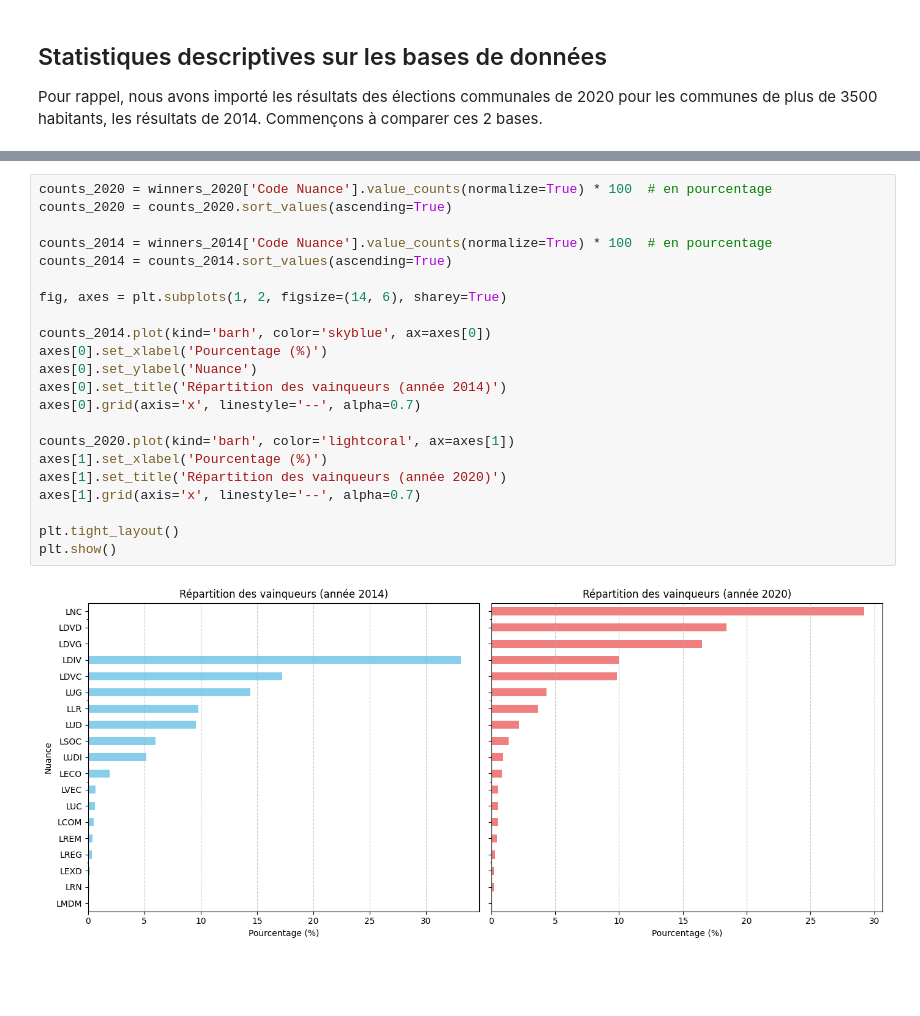
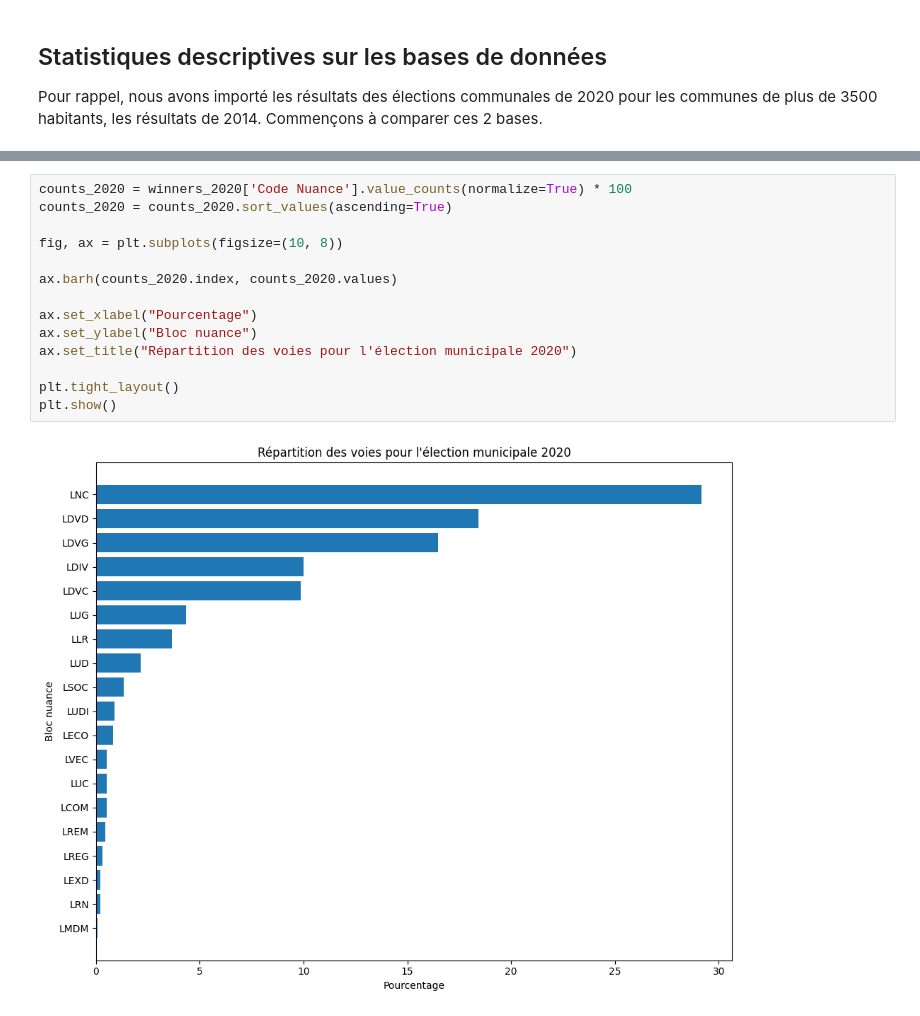
Before and after one commit to romainratajczyk/ENSAE-S1-Python-Project, a Jupyter notebook: Data formatting.ipynb, the cells around one changed output, grey strips where cells are left out. Saved outputs shown, nothing was run; the diff lists cells and outputs as text; blank space fills up the shorter version.

```diff
--- a/Data formatting.ipynb
+++ b/Data formatting.ipynb
@@ -283,24 +267,16 @@ plt.show()
-# %%
-counts_2020 = winners_2020['Code Nuance'].value_counts(normalize=True) * 100  # en pourcentage
-counts_2020 = counts_2020.sort_values(ascending=True)
-
-counts_2014 = winners_2014['Code Nuance'].value_counts(normalize=True) * 100  # en pourcentage
-counts_2014 = counts_2014.sort_values(ascending=True)
-
-fig, axes = plt.subplots(1, 2, figsize=(14, 6), sharey=True)
-
-counts_2014.plot(kind='barh', color='skyblue', ax=axes[0])
-axes[0].set_xlabel('Pourcentage (%)')
-axes[0].set_ylabel('Nuance')
-axes[0].set_title('Répartition des vainqueurs (année 2014)')
-axes[0].grid(axis='x', linestyle='--', alpha=0.7)
-
-counts_2020.plot(kind='barh', color='lightcoral', ax=axes[1])
-axes[1].set_xlabel('Pourcentage (%)')
-axes[1].set_title('Répartition des vainqueurs (année 2020)')
-axes[1].grid(axis='x', linestyle='--', alpha=0.7)
-
-plt.tight_layout()
-plt.show()
-# %% [output]
-[figure, removed]
+# %%
+counts_2020 = winners_2020['Code Nuance'].value_counts(normalize=True) * 100
+counts_2020 = counts_2020.sort_values(ascending=True)
+
+fig, ax = plt.subplots(figsize=(10, 8))
+
+ax.barh(counts_2020.index, counts_2020.values)
+
+ax.set_xlabel("Pourcentage")
+ax.set_ylabel("Bloc nuance")
+ax.set_title("Répartition des voies pour l'élection municipale 2020")
+
+plt.tight_layout()
+plt.show()
+# %% [output]
+[figure, added]
```
Also changed, not shown: parts of 4 cells of this notebook.
